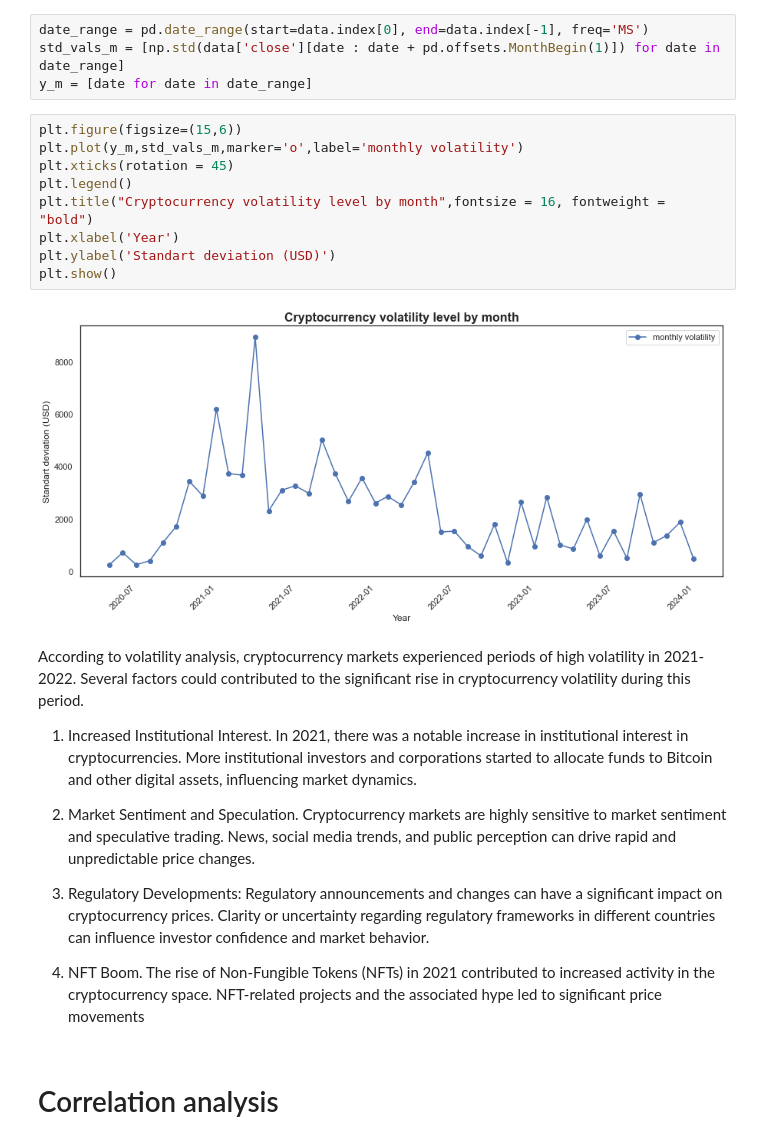
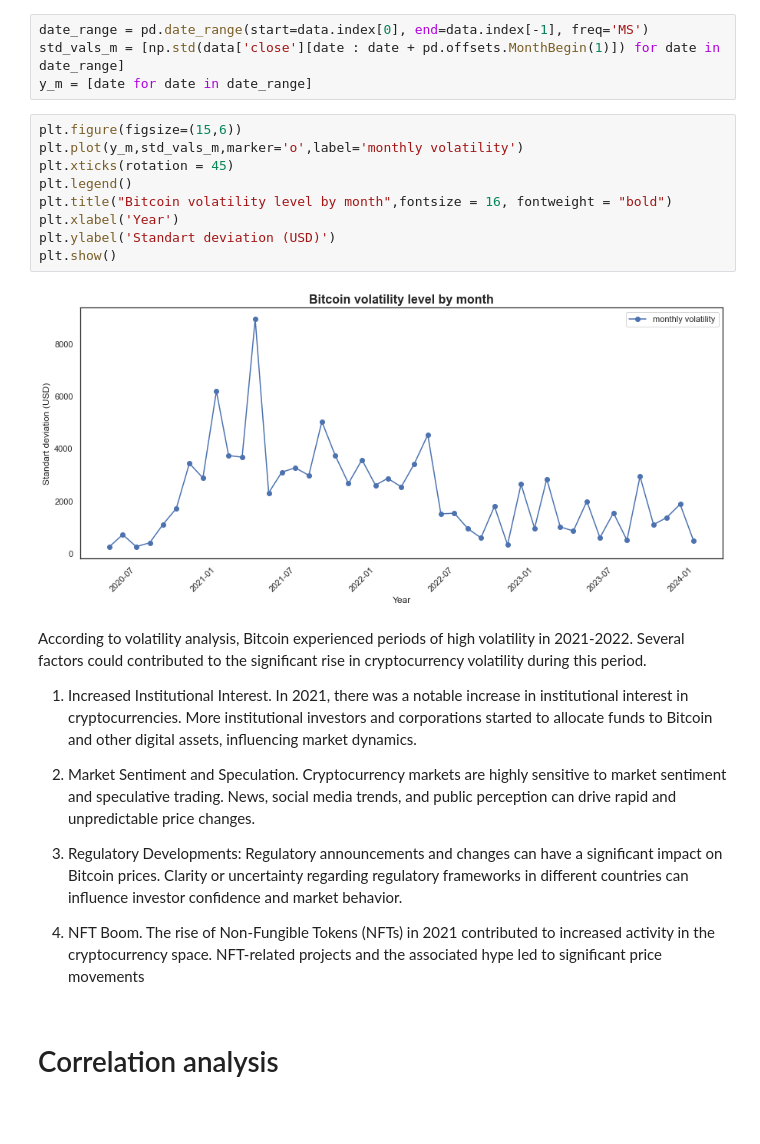
Before and after one commit to agoncharova/coin_insights, a Jupyter notebook: cryptocurrency.ipynb, the cells around one changed output. Cells and saved outputs as stored; diff of their text form; blank space fills up the shorter version.

```diff
--- a/cryptocurrency.ipynb
+++ b/cryptocurrency.ipynb
@@ -89,21 +89,21 @@ y_m = [date for date in date_range]
 # %%
 plt.figure(figsize=(15,6))
 plt.plot(y_m,std_vals_m,marker='o',label='monthly volatility')
 plt.xticks(rotation = 45)
 plt.legend()
-plt.title("Сryptocurrency volatility level by month",fontsize = 16, fontweight = "bold")
+plt.title("Bitcoin volatility level by month",fontsize = 16, fontweight = "bold")
 plt.xlabel('Year')
 plt.ylabel('Standart deviation (USD)')
 plt.show()
 # %% [output]
-[figure, old version]
+[figure, new version]
 # %% [markdown]
-According to volatility analysis, cryptocurrency markets experienced periods of high volatility in 2021-2022. Several factors could contributed to the significant rise in cryptocurrency volatility during this period.
+According to volatility analysis, Bitcoin experienced periods of high volatility in 2021-2022. Several factors could contributed to the significant rise in cryptocurrency volatility during this period.
  1) Increased Institutional Interest. In 2021, there was a notable increase in institutional interest in cryptocurrencies. More institutional investors and corporations started to allocate funds to Bitcoin and other digital assets, influencing market dynamics.
 
  2) Market Sentiment and Speculation. Cryptocurrency markets are highly sensitive to market sentiment and speculative trading. News, social media trends, and public perception can drive rapid and unpredictable price changes.
 
- 3) Regulatory Developments: Regulatory announcements and changes can have a significant impact on cryptocurrency prices. Clarity or uncertainty regarding regulatory frameworks in different countries can influence investor confidence and market behavior.
+ 3) Regulatory Developments: Regulatory announcements and changes can have a significant impact on Bitcoin prices. Clarity or uncertainty regarding regulatory frameworks in different countries can influence investor confidence and market behavior.
 
  4) NFT Boom. The rise of Non-Fungible Tokens (NFTs) in 2021 contributed to increased activity in the cryptocurrency space. NFT-related projects and the associated hype led to significant price movements
 # %% [markdown]
```
Also changed, not shown: parts of 5 cells of this notebook.
